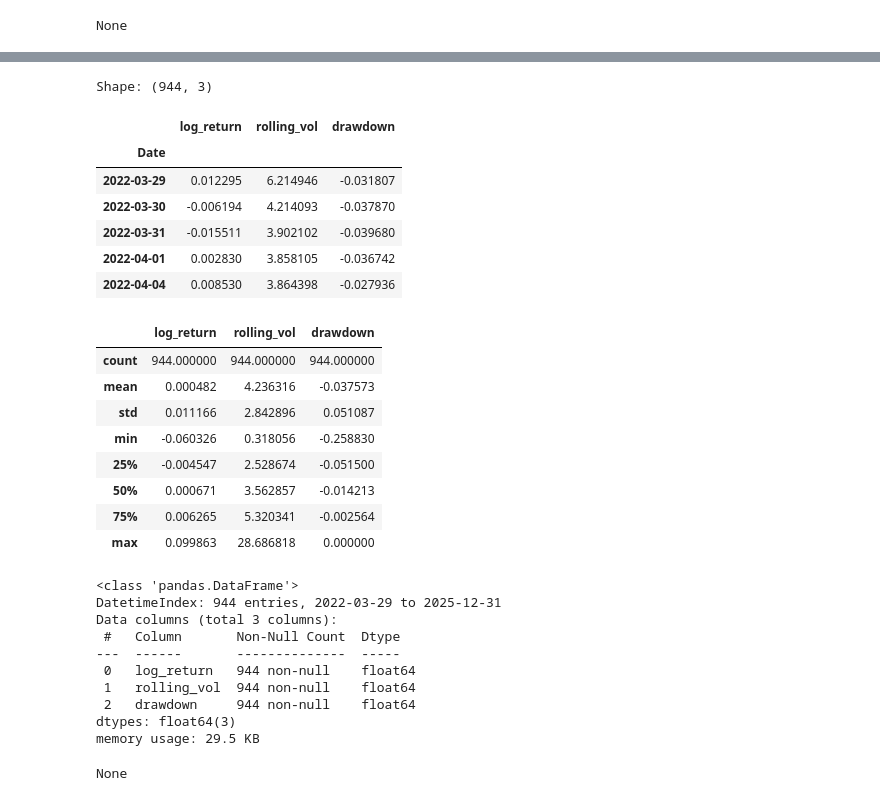
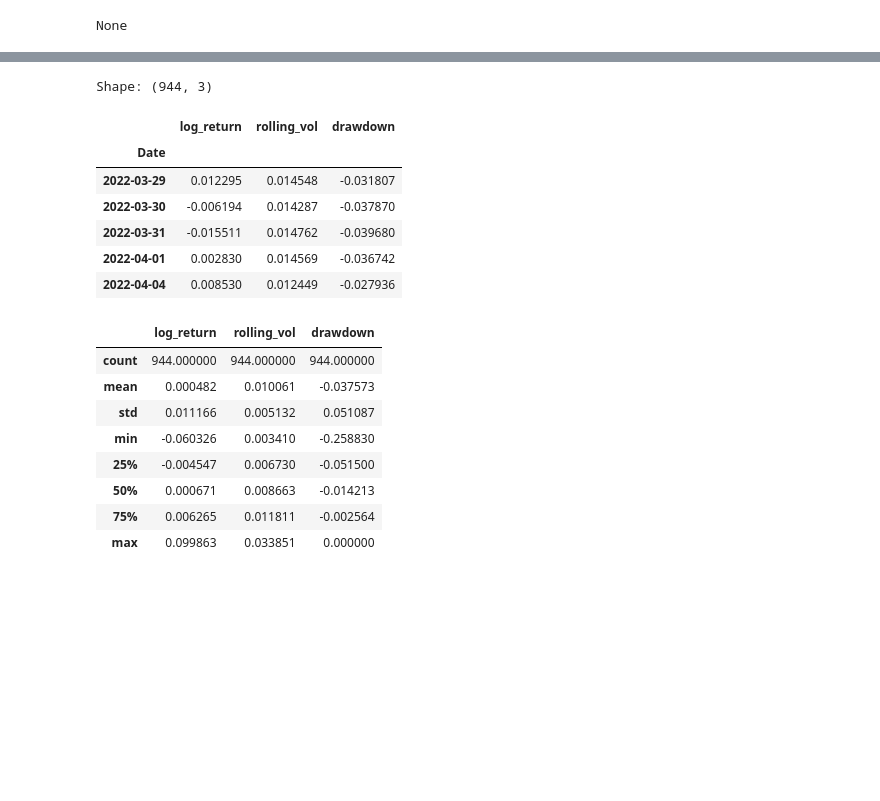
Before and after one commit to bsinek/sentinel, a Jupyter notebook: research/hmm.ipynb, the cells around one changed output, grey strips where cells are left out. Cells and saved outputs as stored; diff of their text form; code cells hidden in the pictures; blank space fills up the shorter version.

```diff
--- a/research/hmm.ipynb
+++ b/research/hmm.ipynb
@@ -48,51 +105,38 @@ None
 # %%
-# derive 3 features (returns, volatility, drawdowns)
-
-vol_window = 5          # 5-10 days is reactive and quick capturing day-to-day turbulence
-drawdown_window = 60    # 60 days ~1 quarter and is cumulative capturing how far below meaningful recent high
+# derive features (returns, volatility, drawdowns)
+vol_window = 20
+drawdown_window = 60
 
 log_returns = np.log(close_prices / close_prices.shift(1)).dropna()
-rolling_vol = close_prices.rolling(window=vol_window).std()
+rolling_vol = log_returns.rolling(window=vol_window).std()
 rolling_max = close_prices.rolling(window=drawdown_window).max()
 drawdowns = (close_prices - rolling_max) / close_prices
 
 features = pd.DataFrame({
     'log_return': log_returns,
     'rolling_vol': rolling_vol,
     'drawdown': drawdowns,
 }).dropna()
 
 print(f'Shape: {features.shape}')
 display(features.head())
 display(features.describe())
-display(features.info())
 # %% [output]
 Shape: (944, 3)
 |  | log_return | rolling_vol | drawdown |
 | Date |  |  |  |
-| 2022-03-29 | 0.012295 | 6.214946 | -0.031807 |
-| 2022-03-30 | -0.006194 | 4.214093 | -0.037870 |
-| 2022-03-31 | -0.015511 | 3.902102 | -0.039680 |
-| 2022-04-01 | 0.002830 | 3.858105 | -0.036742 |
-| 2022-04-04 | 0.008530 | 3.864398 | -0.027936 |
+| 2022-03-29 | 0.012295 | 0.014548 | -0.031807 |
+| 2022-03-30 | -0.006194 | 0.014287 | -0.037870 |
+| 2022-03-31 | -0.015511 | 0.014762 | -0.039680 |
+| 2022-04-01 | 0.002830 | 0.014569 | -0.036742 |
+| 2022-04-04 | 0.008530 | 0.012449 | -0.027936 |
 |  | log_return | rolling_vol | drawdown |
 | count | 944.000000 | 944.000000 | 944.000000 |
-| mean | 0.000482 | 4.236316 | -0.037573 |
-| std | 0.011166 | 2.842896 | 0.051087 |
-| min | -0.060326 | 0.318056 | -0.258830 |
-| 25% | -0.004547 | 2.528674 | -0.051500 |
-| 50% | 0.000671 | 3.562857 | -0.014213 |
-| 75% | 0.006265 | 5.320341 | -0.002564 |
-| max | 0.099863 | 28.686818 | 0.000000 |
+| mean | 0.000482 | 0.010061 | -0.037573 |
+| std | 0.011166 | 0.005132 | 0.051087 |
+| min | -0.060326 | 0.003410 | -0.258830 |
+| 25% | -0.004547 | 0.006730 | -0.051500 |
+| 50% | 0.000671 | 0.008663 | -0.014213 |
+| 75% | 0.006265 | 0.011811 | -0.002564 |
+| max | 0.099863 | 0.033851 | 0.000000 |
-<class 'pandas.DataFrame'>
-DatetimeIndex: 944 entries, 2022-03-29 to 2025-12-31
-Data columns (total 3 columns):
- #   Column       Non-Null Count  Dtype
----  ------       --------------  -----
- 0   log_return   944 non-null    float64
- 1   rolling_vol  944 non-null    float64
- 2   drawdown     944 non-null    float64
-dtypes: float64(3)
-memory usage: 29.5 KB
-None
 # %%
```
Also changed, not shown: parts of 4 cells of this notebook.
